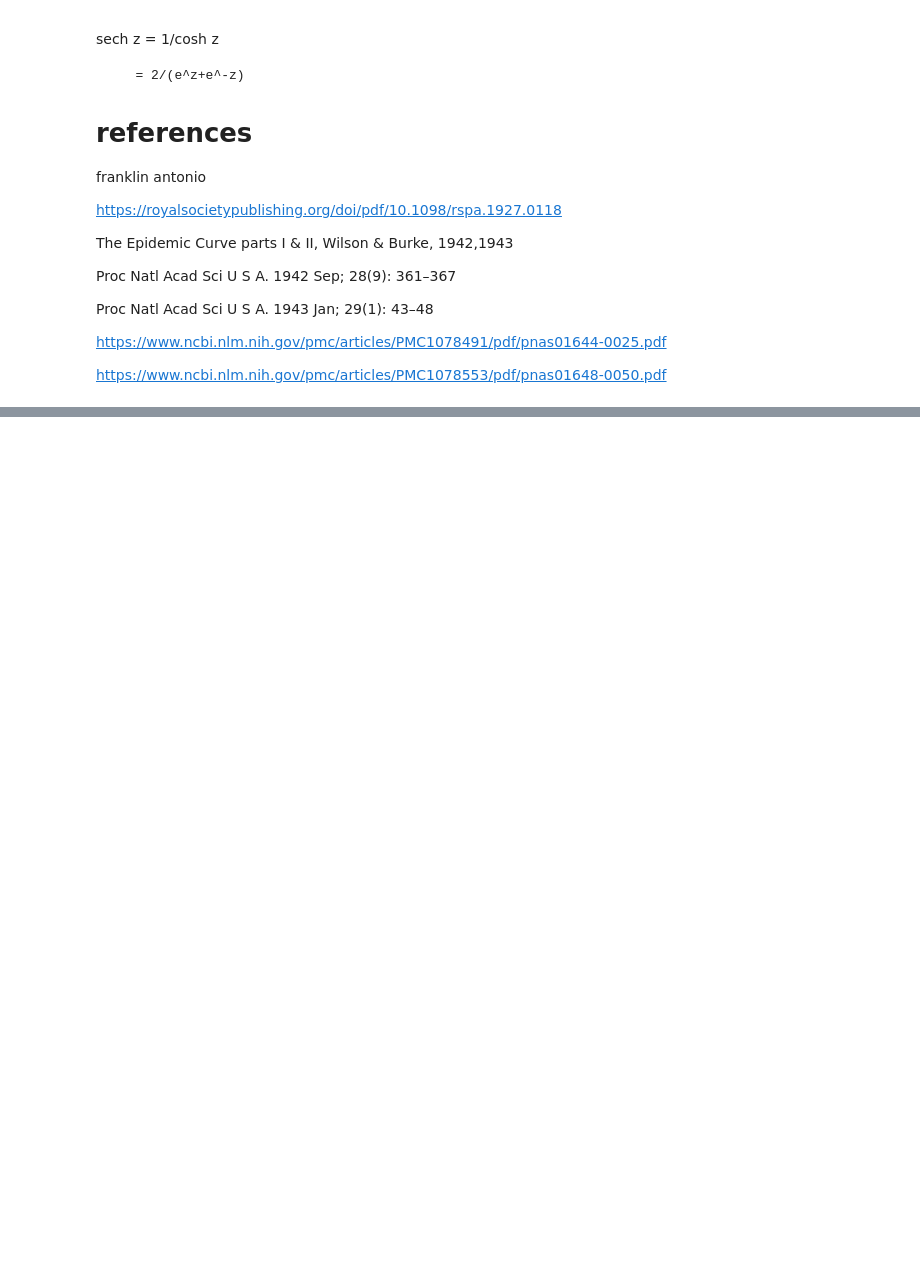
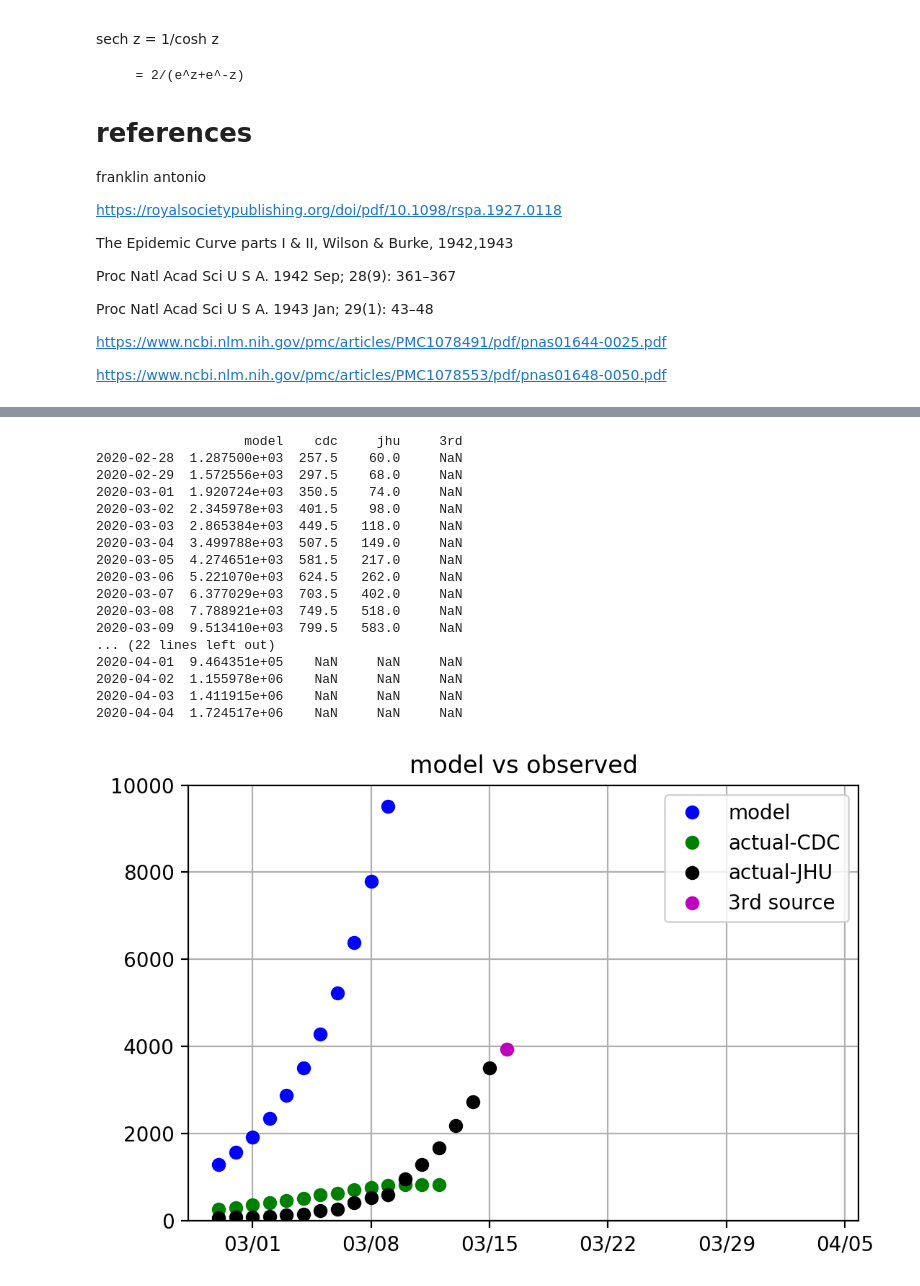
Before and after one commit to raysalem/sars-cov-19, a Jupyter notebook: cov-19.ipynb, the cells around one changed output, grey strips where cells are left out. Saved outputs shown, nothing was run; the diff lists cells and outputs as text; code cells hidden in the pictures; blank space fills up the shorter version.

```diff
--- a/cov-19.ipynb
+++ b/cov-19.ipynb
@@ -474,8 +510,8 @@ ax.set_title("projection:%s"%ctr)
 idx = pd.IndexSlice
 
 #find cumulateive greater then 50, this will be y0
-startDate = dataCdc[dataCdc>50].index[0]
-rate = .13
+startDate = dataCdc[dataCdc>250].index[0]
+rate = .2
 
 #start from scratch take y[0] and assume X% groth and assume, y0 was 20% report of all reporting (multiply by 5)
 # get number of samples in the data base
@@ -499,33 +535,54 @@ ax.plot_date(x,
 ax.plot_date(x[0:(N-NEC)],
              dataCdc[startDate:].values,
              label="actual-CDC")
 ax.plot_date(x[0:(N-NEJ)],
              data.loc["US",startDate:].sum().values,
              label="actual-JHU")
 ax.plot_date(datetime.date.today(),
              dataCS.loc[idx[:, :, :, "USA"],"cases"].sum(),
             label="3rd source")
 
 ax.xaxis.set_major_locator(myLocator)
 ax.grid()
 ax.xaxis.set_major_formatter(myFmt)
 ax.legend()
 ax.set_title("model vs observed")
+ax.set_ylim(0, 10000)
 
 
 yc = np.concatenate([dataCdc.loc[startDate:].values,
                      np.nan * np.ones(NP+NEC)])
 
 
 yj = np.concatenate([data.loc["US",startDate:].sum().values,
                     np.nan * np.ones(NP+NEJ)])
 
 
 if(1):
     df =pd.DataFrame({"model": yh,
                   "cdc"  : yc,
                   "jhu"  : yj},index=x)
+    df.loc[datetime.date.today(),"3rd"] = dataCS.loc[idx[:, :, :, "USA"],"cases"].sum()
     print(df)
+# %% [output]
+                   model    cdc     jhu     3rd
+2020-02-28  1.287500e+03  257.5    60.0     NaN
+2020-02-29  1.572556e+03  297.5    68.0     NaN
+2020-03-01  1.920724e+03  350.5    74.0     NaN
+2020-03-02  2.345978e+03  401.5    98.0     NaN
+2020-03-03  2.865384e+03  449.5   118.0     NaN
+2020-03-04  3.499788e+03  507.5   149.0     NaN
+2020-03-05  4.274651e+03  581.5   217.0     NaN
+2020-03-06  5.221070e+03  624.5   262.0     NaN
+2020-03-07  6.377029e+03  703.5   402.0     NaN
+2020-03-08  7.788921e+03  749.5   518.0     NaN
+2020-03-09  9.513410e+03  799.5   583.0     NaN
+... (22 lines left out)
+2020-04-01  9.464351e+05    NaN     NaN     NaN
+2020-04-02  1.155978e+06    NaN     NaN     NaN
+2020-04-03  1.411915e+06    NaN     NaN     NaN
+2020-04-04  1.724517e+06    NaN     NaN     NaN
+[figure, added]
 # %%
 #script for scraping HTML sites but does not work on java scripts, need to inspect and find source
 import requests
```
Also changed, not shown: parts of 6 cells of this notebook, 1 other file.
